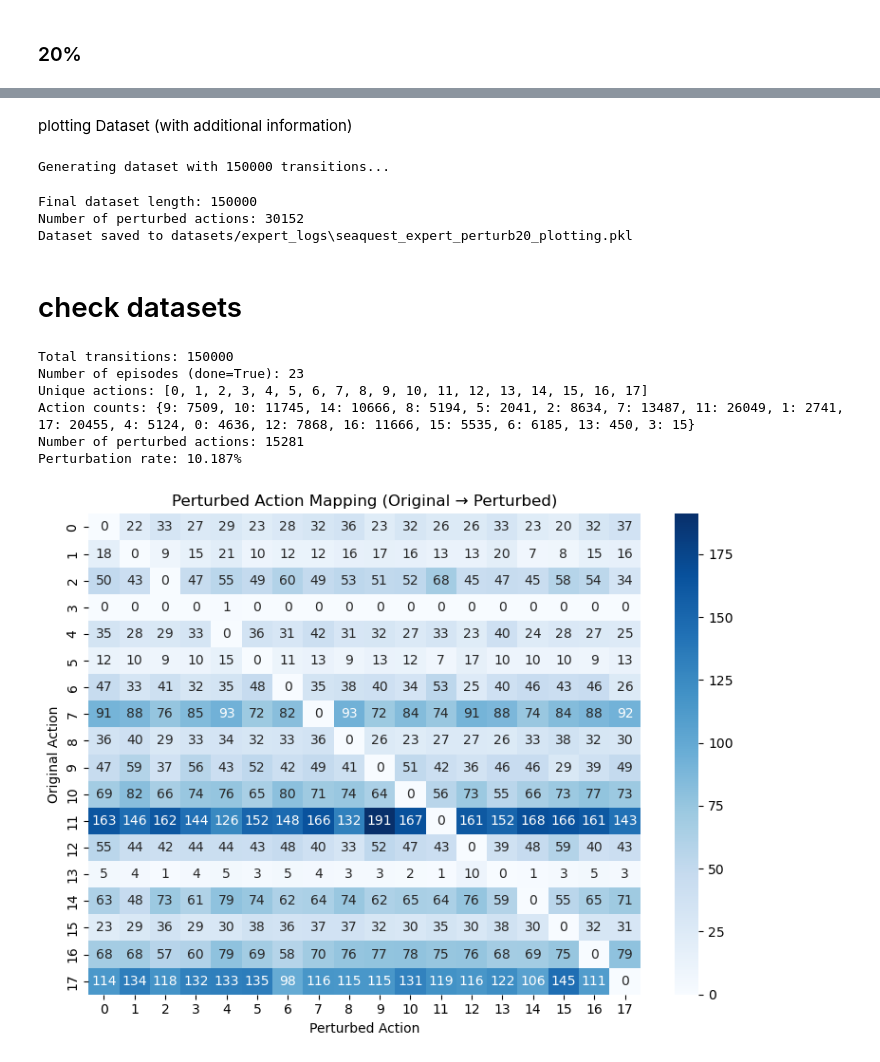
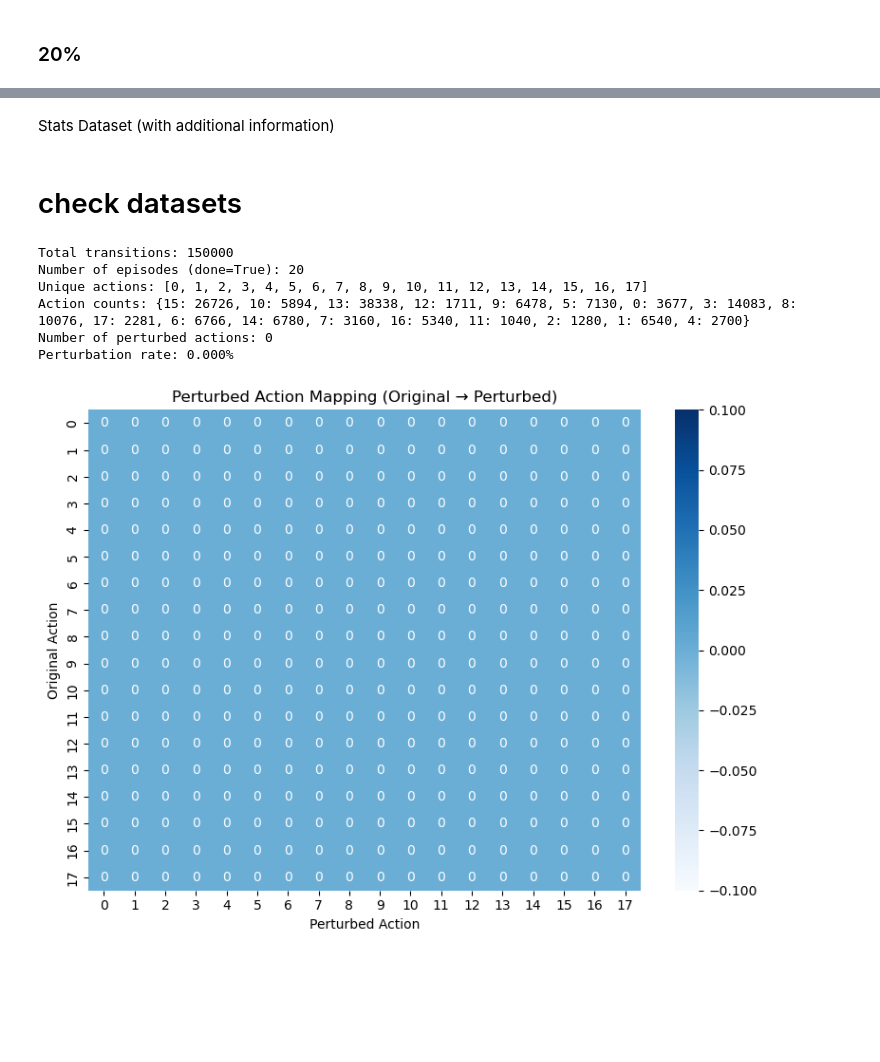
Before and after one commit to ManuelSperl/master-thesis-ai, a Jupyter notebook: main_datasets.ipynb, the cells around one changed output, grey strips where cells are left out. Cells and saved outputs as stored; diff of their text form; code cells hidden in the pictures; blank space fills up the shorter version.

Commit message:
some major changes in dataset creation
also added dataset checks

```diff
--- a/main_datasets.ipynb
+++ b/main_datasets.ipynb
@@ -859,19 +880,13 @@ Action distribution in expert dataset: {0: 4230, 1: 4064, 2: 9266, 3: 1801, 4: 5
 # %% [markdown]
-plotting Dataset (with additional information)
+Stats Dataset (with additional information)
 # %%
-# generate dataset with 150k transitions from expert agent, 20% perturbed
-seaquest_expert_perturb20_plot = generate_dataset_until_n(
+seaquest_expert_perturb20_plot = generate_dataset(
     env=env,
     model=expert_agent,
-    target_size=150_000,
+    target_size=NUM_TRANSITIONS,
     perturbation=True,
     perturbation_level=0.2,
     save_path='datasets/expert_logs',
     file_name=file_name,
-    plotting=True,
+    for_stats=True,
 )
-# %% [output]
-Generating dataset with 150000 transitions...
-Final dataset length: 150000
-Number of perturbed actions: 30152
-Dataset saved to datasets/expert_logs\seaquest_expert_perturb20_plotting.pkl
@@ -954,16 +966,16 @@ def plot_perturbation_heatmap(dataset, action_size=18):
     plt.tight_layout()
     plt.show()
 # %%
-dataset_path = 'datasets/expert_logs/seaquest_expert_perturb10_plotting.pkl'
+dataset_path = 'datasets/expert_logs/seaquest_expert_perturb0_stats.pkl'
 dataset = load_dataset(dataset_path)
 
 info = inspect_dataset(dataset)
 plot_perturbation_heatmap(dataset)
 # %% [output]
 Total transitions: 150000
-Number of episodes (done=True): 23
+Number of episodes (done=True): 20
 Unique actions: [0, 1, 2, 3, 4, 5, 6, 7, 8, 9, 10, 11, 12, 13, 14, 15, 16, 17]
-Action counts: {9: 7509, 10: 11745, 14: 10666, 8: 5194, 5: 2041, 2: 8634, 7: 13487, 11: 26049, 1: 2741, 17: 20455, 4: 5124, 0: 4636, 12: 7868, 16: 11666, 15: 5535, 6: 6185, 13: 450, 3: 15}
-Number of perturbed actions: 15281
-Perturbation rate: 10.187%
+Action counts: {15: 26726, 10: 5894, 13: 38338, 12: 1711, 9: 6478, 5: 7130, 0: 3677, 3: 14083, 8: 10076, 17: 2281, 6: 6766, 14: 6780, 7: 3160, 16: 5340, 11: 1040, 2: 1280, 1: 6540, 4: 2700}
+Number of perturbed actions: 0
+Perturbation rate: 0.000%
-[figure, old version]
+[figure, new version]
```
Also changed, not shown: parts of 94 cells of this notebook, 4 other files.
